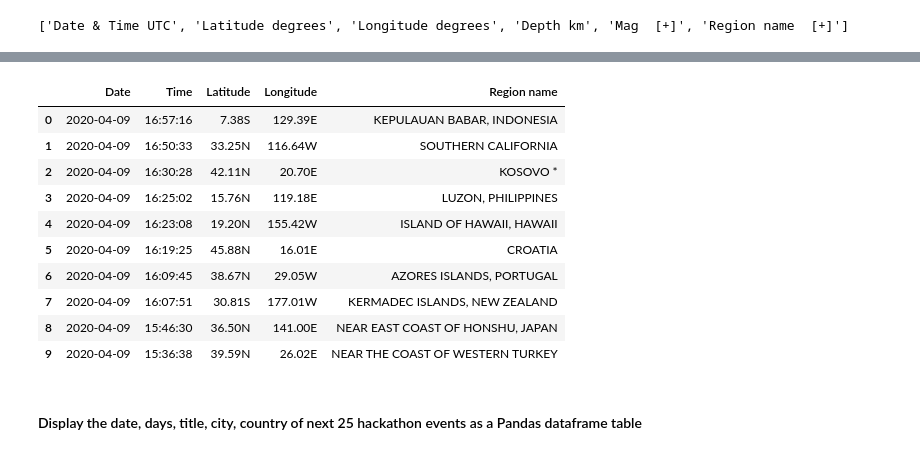
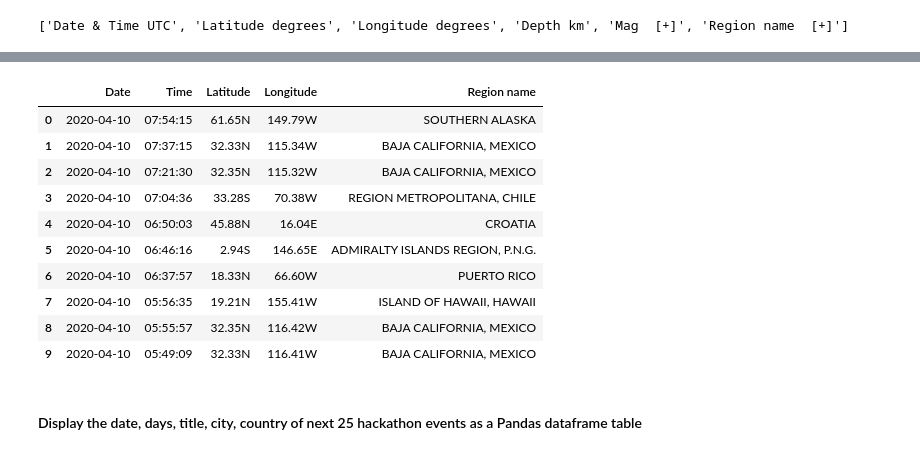
Before and after one commit to ironhack-datalabs/datamad0320, a Jupyter notebook: module-1/lab-web-scraping/your-code/main.ipynb, the cells around one changed output, grey strips where cells are left out. Cells and saved outputs as stored; diff of their text form; code cells hidden in the pictures.

```diff
--- a/module-1/lab-web-scraping/your-code/main.ipynb
+++ b/module-1/lab-web-scraping/your-code/main.ipynb
@@ -342,34 +351,34 @@ print(lista)
 # %%
 df = pd.DataFrame(lista)
 # Quitar columnas vacías
 df = df.iloc[:,[0,3,4,6,7,9,10]]
 # Limpiar las fechas
-df["Date"] = df[0].str.extract(r'(2020-04-09)', expand=False)
+df["Date"] = df[0].str.extract(r'(2020-04-10)', expand=False)
 # Limpiar la hora
 df["Time"] = df[3].str.extract(r'^(\d\d\:\d\d\:\d\d)', expand=False)
 #Extraer latitud
 df["Latitude"] = df[3].str.extract(r'o(\d+\.\d+)', expand=False)
 # Concatenarla con la columna 4
 df["Latitude"] = df["Latitude"]+df[4]
 #Concatenar longitud
 df["Longitude"] = df[6]+df[7]
 # Limpiar la columna de regiones
 #Extraer latitud
 df["Region name"] = df[10].str.extract(r'([^\d]*)', expand=False)
 df_final = df[["Date", "Time", "Latitude", "Longitude", "Region name"]]
 df_final
 # %% [output]
 |  | Date | Time | Latitude | Longitude | Region name |
-| 0 | 2020-04-09 | 16:57:16 | 7.38S | 129.39E | KEPULAUAN BABAR, INDONESIA |
-| 1 | 2020-04-09 | 16:50:33 | 33.25N | 116.64W | SOUTHERN CALIFORNIA |
-| 2 | 2020-04-09 | 16:30:28 | 42.11N | 20.70E | KOSOVO * |
-| 3 | 2020-04-09 | 16:25:02 | 15.76N | 119.18E | LUZON, PHILIPPINES |
-| 4 | 2020-04-09 | 16:23:08 | 19.20N | 155.42W | ISLAND OF HAWAII, HAWAII |
-| 5 | 2020-04-09 | 16:19:25 | 45.88N | 16.01E | CROATIA |
-| 6 | 2020-04-09 | 16:09:45 | 38.67N | 29.05W | AZORES ISLANDS, PORTUGAL |
-| 7 | 2020-04-09 | 16:07:51 | 30.81S | 177.01W | KERMADEC ISLANDS, NEW ZEALAND |
-| 8 | 2020-04-09 | 15:46:30 | 36.50N | 141.00E | NEAR EAST COAST OF HONSHU, JAPAN |
-| 9 | 2020-04-09 | 15:36:38 | 39.59N | 26.02E | NEAR THE COAST OF WESTERN TURKEY |
+| 0 | 2020-04-10 | 07:54:15 | 61.65N | 149.79W | SOUTHERN ALASKA |
+| 1 | 2020-04-10 | 07:37:15 | 32.33N | 115.34W | BAJA CALIFORNIA, MEXICO |
+| 2 | 2020-04-10 | 07:21:30 | 32.35N | 115.32W | BAJA CALIFORNIA, MEXICO |
+| 3 | 2020-04-10 | 07:04:36 | 33.28S | 70.38W | REGION METROPOLITANA, CHILE |
+| 4 | 2020-04-10 | 06:50:03 | 45.88N | 16.04E | CROATIA |
+| 5 | 2020-04-10 | 06:46:16 | 2.94S | 146.65E | ADMIRALTY ISLANDS REGION, P.N.G. |
+| 6 | 2020-04-10 | 06:37:57 | 18.33N | 66.60W | PUERTO RICO |
+| 7 | 2020-04-10 | 05:56:35 | 19.21N | 155.41W | ISLAND OF HAWAII, HAWAII |
+| 8 | 2020-04-10 | 05:55:57 | 32.35N | 116.42W | BAJA CALIFORNIA, MEXICO |
+| 9 | 2020-04-10 | 05:49:09 | 32.33N | 116.41W | BAJA CALIFORNIA, MEXICO |
 # %% [markdown]
 #### Display the date, days, title, city, country of next 25 hackathon events as a Pandas dataframe table
 # %%
```
Also changed, not shown: parts of 23 cells of this notebook.
